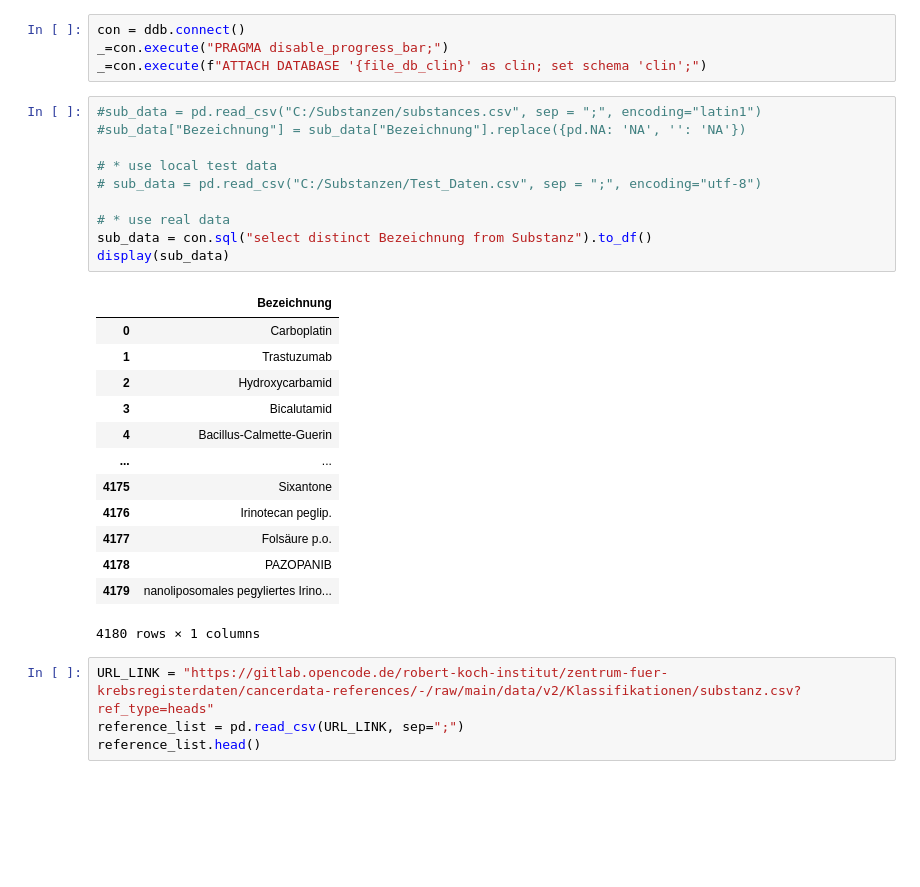
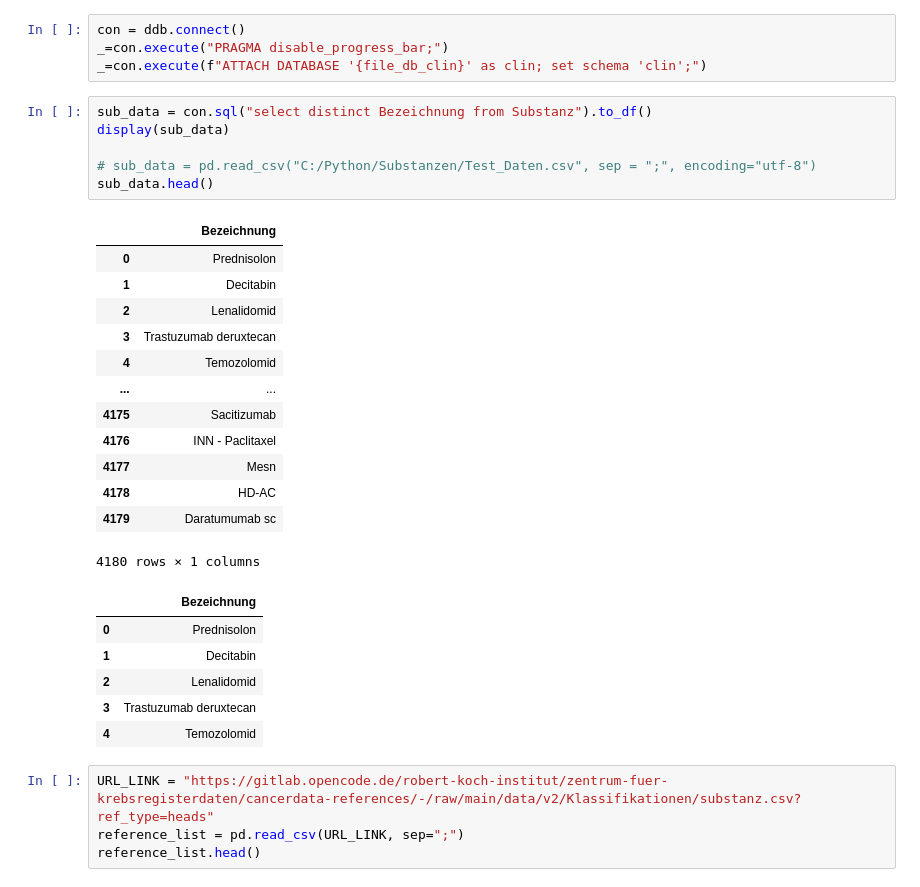
Before and after one commit to smeisegeier/spacy_matching, a Jupyter notebook: src/notebook.ipynb, the cells around one changed output. Cells and saved outputs as stored; diff of their text form; blank space fills up the shorter version.

```diff
--- a/src/notebook.ipynb
+++ b/src/notebook.ipynb
@@ -29,30 +27,32 @@ if not file_db_clin.exists():
 con = ddb.connect()
 _=con.execute("PRAGMA disable_progress_bar;")
 _=con.execute(f"ATTACH DATABASE '{file_db_clin}' as clin; set schema 'clin';")
-# %%
-#sub_data = pd.read_csv("C:/Substanzen/substances.csv", sep = ";", encoding="latin1")
-#sub_data["Bezeichnung"] = sub_data["Bezeichnung"].replace({pd.NA: 'NA', '': 'NA'})
-
-# * use local test data
-# sub_data = pd.read_csv("C:/Substanzen/Test_Daten.csv", sep = ";", encoding="utf-8")
-
-# * use real data
-sub_data = con.sql("select distinct Bezeichnung from Substanz").to_df()
-display(sub_data)
-# %% [output]
-|  | Bezeichnung |
-| 0 | Carboplatin |
-| 1 | Trastuzumab |
-| 2 | Hydroxycarbamid |
-| 3 | Bicalutamid |
-| 4 | Bacillus-Calmette-Guerin |
-| ... | ... |
-| 4175 | Sixantone |
-| 4176 | Irinotecan peglip. |
-| 4177 | Folsäure p.o. |
-| 4178 | PAZOPANIB |
-| 4179 | nanoliposomales pegyliertes Irino... |
-4180 rows × 1 columns
+# %%
+sub_data = con.sql("select distinct Bezeichnung from Substanz").to_df()
+display(sub_data)
+
+# sub_data = pd.read_csv("C:/Python/Substanzen/Test_Daten.csv", sep = ";", encoding="utf-8")
+sub_data.head()
+# %% [output]
+|  | Bezeichnung |
+| 0 | Prednisolon |
+| 1 | Decitabin |
+| 2 | Lenalidomid |
+| 3 | Trastuzumab deruxtecan |
+| 4 | Temozolomid |
+| ... | ... |
+| 4175 | Sacitizumab |
+| 4176 | INN - Paclitaxel |
+| 4177 | Mesn |
+| 4178 | HD-AC |
+| 4179 | Daratumumab sc |
+4180 rows × 1 columns
+|  | Bezeichnung |
+| 0 | Prednisolon |
+| 1 | Decitabin |
+| 2 | Lenalidomid |
+| 3 | Trastuzumab deruxtecan |
+| 4 | Temozolomid |
 # %%
 URL_LINK = "https://gitlab.opencode.de/robert-koch-institut/zentrum-fuer-krebsregisterdaten/cancerdata-references/-/raw/main/data/v2/Klassifikationen/substanz.csv?ref_type=heads"
 reference_list = pd.read_csv(URL_LINK, sep=";")
```
Also changed, not shown: parts of 9 cells of this notebook, 4 other files.
